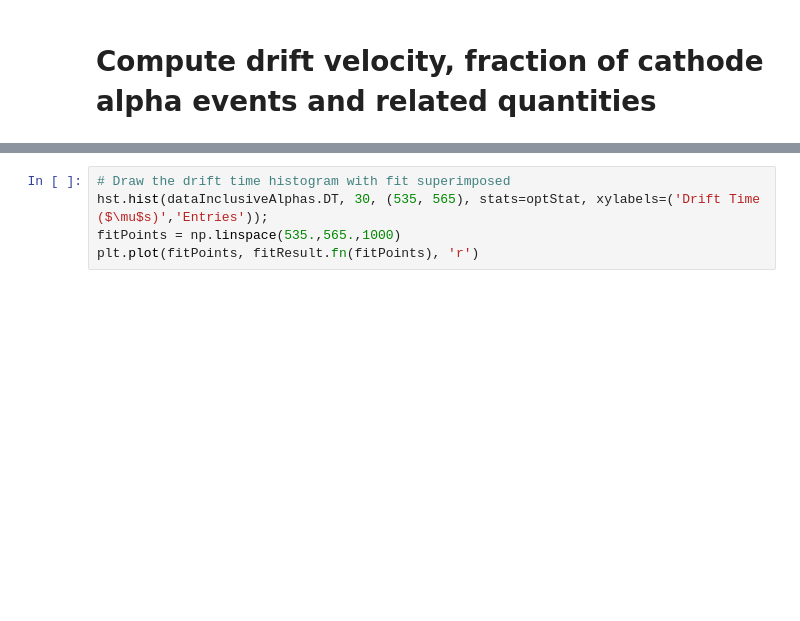
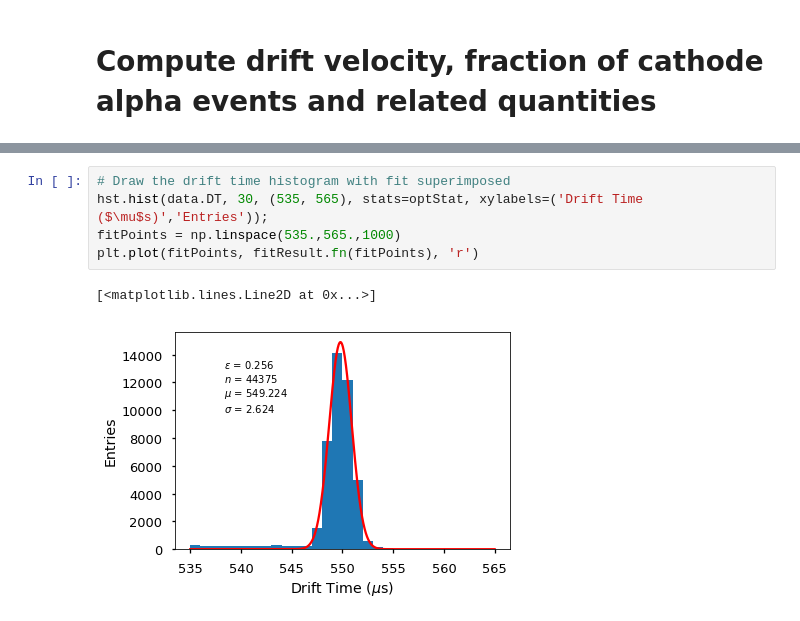
Before and after one commit to msorel/ICARO, a Jupyter notebook: icaro/analysis/AlphaAnalysis/ComputeDriftVelocity.ipynb, the cells around one changed output, grey strips where cells are left out. Drawn from its saved outputs; the diff is of its cells as text; blank space fills up the shorter version.

```diff
--- a/icaro/analysis/AlphaAnalysis/ComputeDriftVelocity.ipynb
+++ b/icaro/analysis/AlphaAnalysis/ComputeDriftVelocity.ipynb
@@ -173,8 +200,11 @@ print(fitResult)
 # %%
 # Draw the drift time histogram with fit superimposed
-hst.hist(dataInclusiveAlphas.DT, 30, (535, 565), stats=optStat, xylabels=('Drift Time ($\mu$s)','Entries'));
+hst.hist(data.DT, 30, (535, 565), stats=optStat, xylabels=('Drift Time ($\mu$s)','Entries'));
 fitPoints = np.linspace(535.,565.,1000)
 plt.plot(fitPoints, fitResult.fn(fitPoints), 'r')
+# %% [output]
+[<matplotlib.lines.Line2D at 0x...>]
+[figure, added]
 # %%
 # Grab fit results for gaussian peak position -> drift velocity
 driftTime = fitResult.values[1]
```
Also changed, not shown: parts of 17 cells of this notebook.
